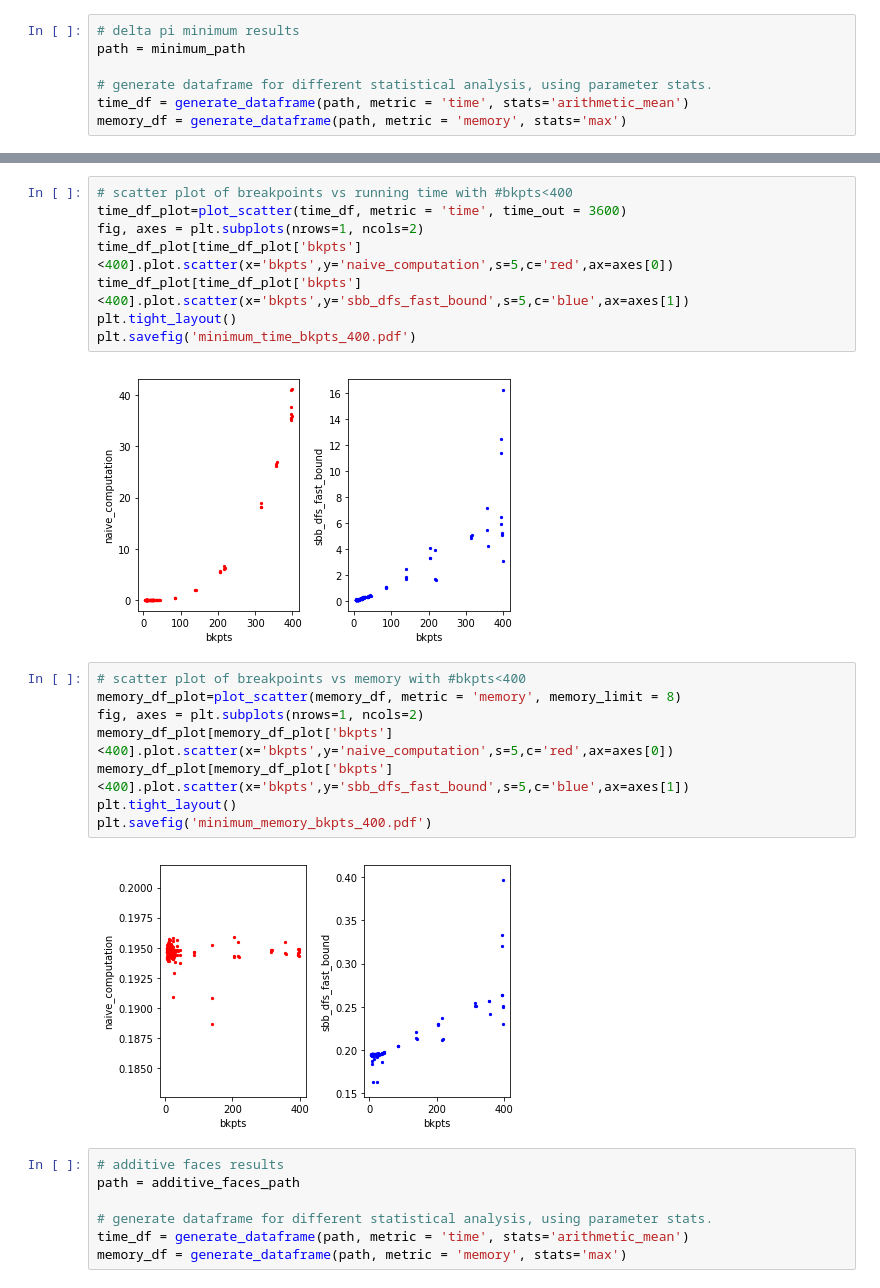
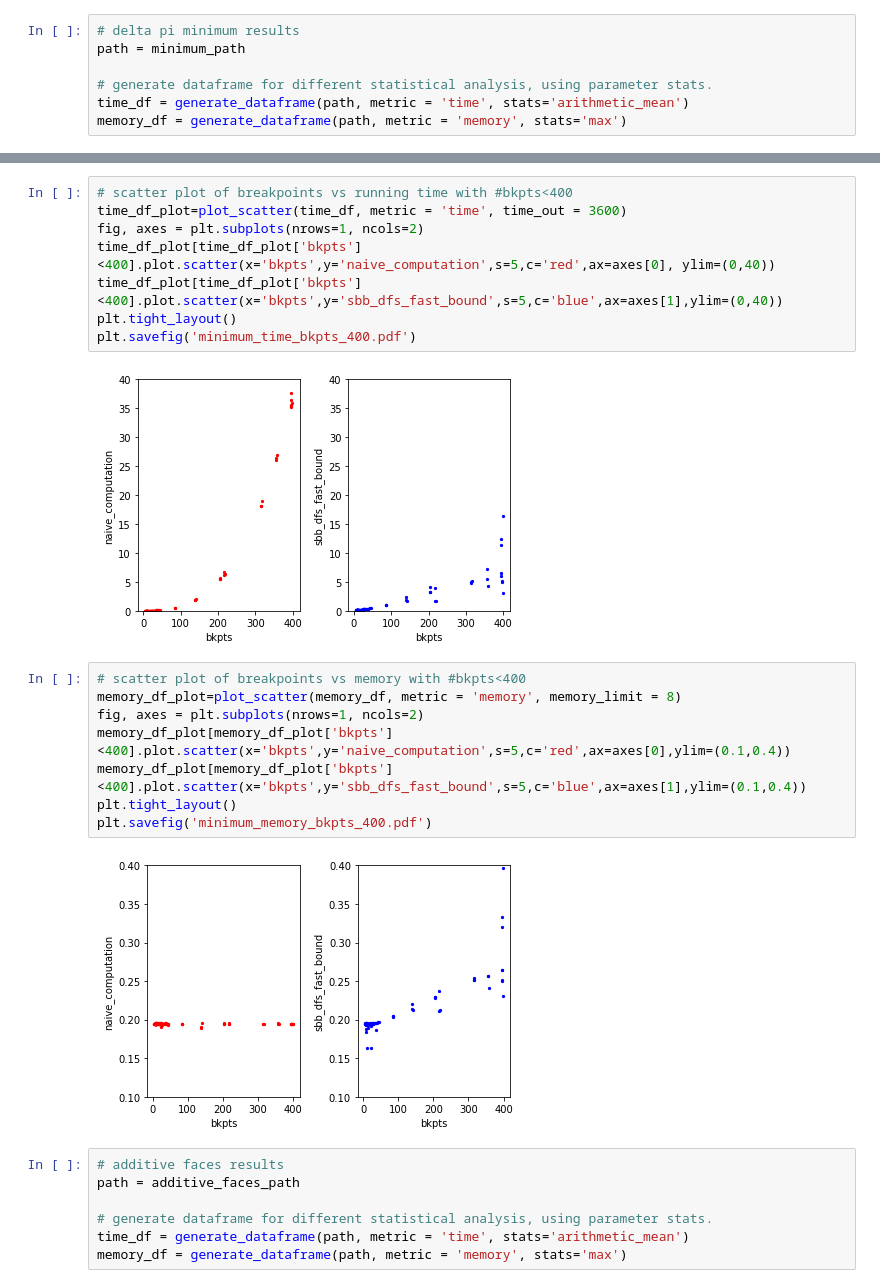
Before and after one commit to jiawei-wang-ucd/jiawei-computations, a Jupyter notebook: data_analysis.ipynb, the cells around one changed output, grey strips where cells are left out. Cells and saved outputs as stored; diff of their text form.

```diff
--- a/data_analysis.ipynb
+++ b/data_analysis.ipynb
@@ -275,22 +275,22 @@ plt.savefig('minimum_time_bkpts_100.pdf')
 # scatter plot of breakpoints vs running time with #bkpts<400
 time_df_plot=plot_scatter(time_df, metric = 'time', time_out = 3600)
 fig, axes = plt.subplots(nrows=1, ncols=2)
-time_df_plot[time_df_plot['bkpts']<400].plot.scatter(x='bkpts',y='naive_computation',s=5,c='red',ax=axes[0])
-time_df_plot[time_df_plot['bkpts']<400].plot.scatter(x='bkpts',y='sbb_dfs_fast_bound',s=5,c='blue',ax=axes[1])
+time_df_plot[time_df_plot['bkpts']<400].plot.scatter(x='bkpts',y='naive_computation',s=5,c='red',ax=axes[0], ylim=(0,40))
+time_df_plot[time_df_plot['bkpts']<400].plot.scatter(x='bkpts',y='sbb_dfs_fast_bound',s=5,c='blue',ax=axes[1],ylim=(0,40))
 plt.tight_layout()
 plt.savefig('minimum_time_bkpts_400.pdf')
 # %% [output]
-[figure, old version]
+[figure, new version]
 # %%
 # scatter plot of breakpoints vs memory with #bkpts<400
 memory_df_plot=plot_scatter(memory_df, metric = 'memory', memory_limit = 8)
 fig, axes = plt.subplots(nrows=1, ncols=2)
-memory_df_plot[memory_df_plot['bkpts']<400].plot.scatter(x='bkpts',y='naive_computation',s=5,c='red',ax=axes[0])
-memory_df_plot[memory_df_plot['bkpts']<400].plot.scatter(x='bkpts',y='sbb_dfs_fast_bound',s=5,c='blue',ax=axes[1])
+memory_df_plot[memory_df_plot['bkpts']<400].plot.scatter(x='bkpts',y='naive_computation',s=5,c='red',ax=axes[0],ylim=(0.1,0.4))
+memory_df_plot[memory_df_plot['bkpts']<400].plot.scatter(x='bkpts',y='sbb_dfs_fast_bound',s=5,c='blue',ax=axes[1],ylim=(0.1,0.4))
 plt.tight_layout()
 plt.savefig('minimum_memory_bkpts_400.pdf')
 # %% [output]
-[figure, old version]
+[figure, new version]
 # %%
 # additive faces results
 path = additive_faces_path
```
Also changed, not shown: parts of 26 cells of this notebook, 1 other file.
